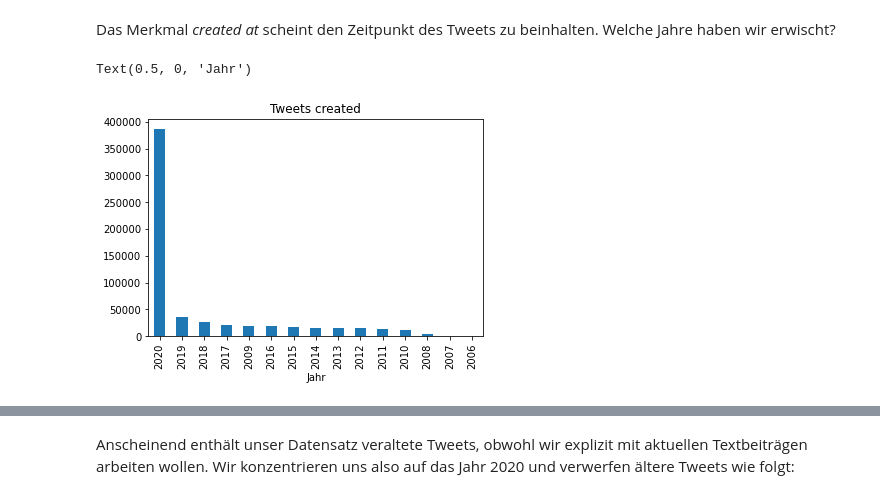
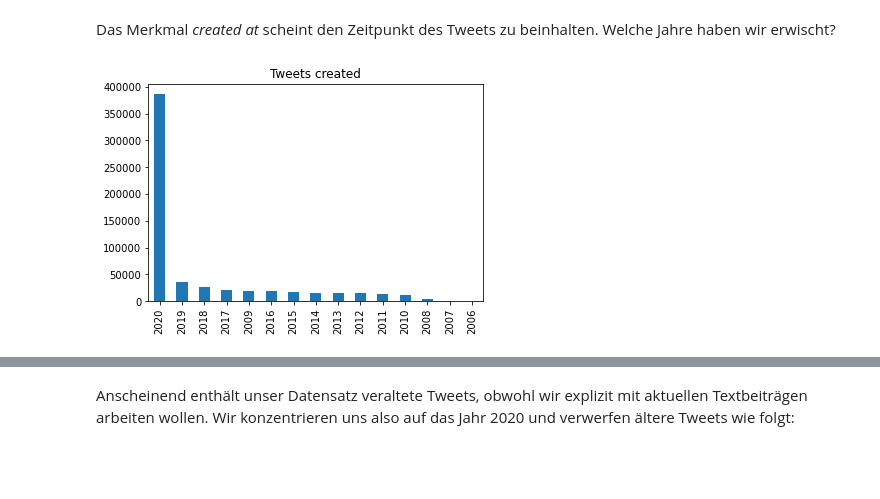
Before and after one commit to orca-nrw/lernmodul-texte, a Jupyter notebook: index.ipynb, the cells around one changed output, grey strips where cells are left out. Drawn from its saved outputs; the diff is of its cells as text; code cells hidden in the pictures; blank space fills up the shorter version.

```diff
--- a/index.ipynb
+++ b/index.ipynb
@@ -124 +122,3 @@ files = lf.load_json()
+# %%
+twitter = df.load_json()
 # %% [markdown]
@@ -126,3 +126,3 @@ files = lf.load_json()
 # %%
-files = map(pd.DataFrame, files)
+twitter = map(pd.DataFrame, twitter)
 # %% [markdown]
@@ -130,6 +130,5 @@ files = map(pd.DataFrame, files)
 # %%
-twitter = pd.concat(files)
-del files
+twitter = pd.concat(twitter, copy=False)
 # %% [markdown]
 Das war's auch schon mit der Bereitstellung der Daten. Als nächstes gilt es die noch unbekannten Daten zu erkunden.
 # %% [markdown]
@@ -183,10 +190,8 @@ Index(['twista', 'type', 'id', 'user', 'created_at', 'recorded_at', 'source',
 Das Merkmal _created_ _at_ scheint den Zeitpunkt des Tweets zu beinhalten. Welche Jahre haben wir erwischt?
 # %%
 twitter['year'] = pd.to_datetime(twitter['created_at']).dt.year
-twitter = twitter.drop(['created_at', 'recorded_at'], axis=1)
+twitter.drop(['created_at', 'recorded_at'], axis=1, inplace=True)
 
 ax = twitter['year'].value_counts().plot(kind='bar', title='Tweets created')
-ax.set_xlabel('Jahr')
 # %% [output]
-Text(0.5, 0, 'Jahr')
-[figure, old version]
+[figure, new version]
```
Also changed, not shown: parts of 93 cells of this notebook, 1 other file.
